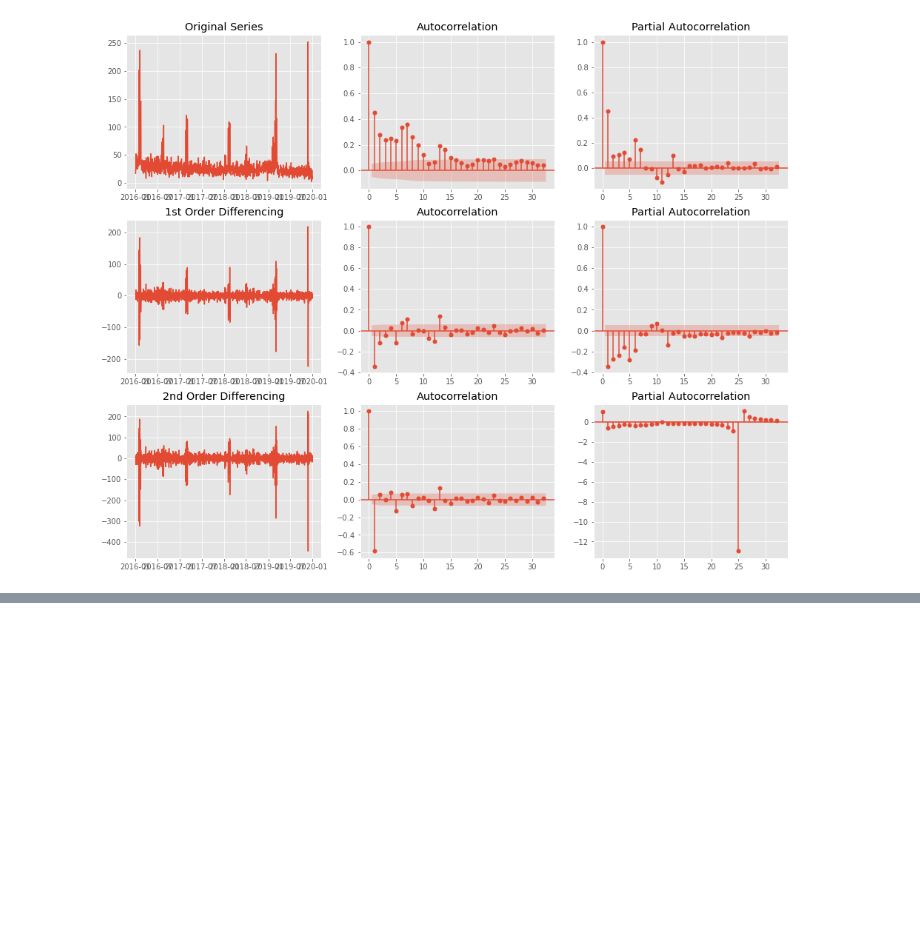
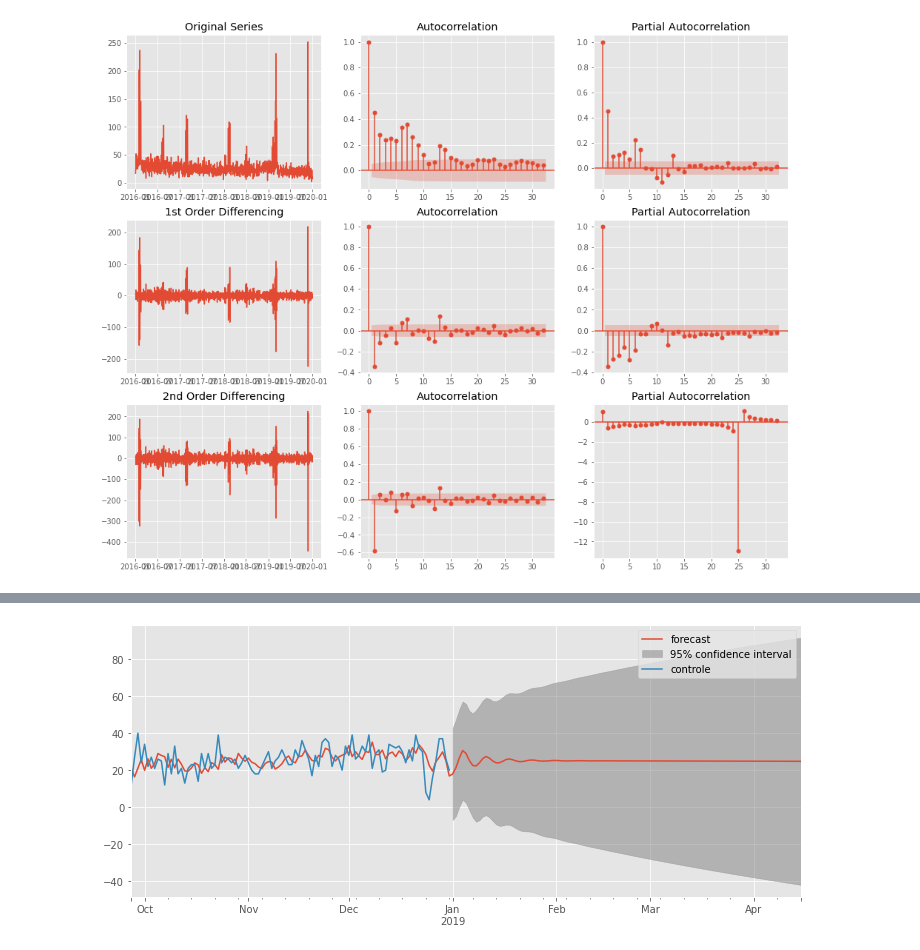
Before and after one commit to black-dalia/event-forecast-rio, a Jupyter notebook: KA notes.ipynb, the cells around one changed output, grey strips where cells are left out. Cells and saved outputs as stored; diff of their text form; code cells hidden in the pictures; blank space fills up the shorter version.

```diff
--- a/KA notes.ipynb
+++ b/KA notes.ipynb
@@ -332,8 +351,8 @@ plt.plot(simulated_data_1)
+# %%
+# Build Model
+#arima_d1 = ARIMA(train, order=(6, 1, 2))
+arima_d1 = ARIMA(train, order=(6, 1, 0),freq="D")
 # %%
-train = df['linearized'][0:150]
-test = df['linearized'][150:]
-
-# Build Model
-arima = ARIMA(train, order=(0, 1, 1))
-arima = arima.fit()
+arima_d1 = arima_d1.fit()
+arima_d1.summary()
 # %% [output]
@@ -340,0 +401,5 @@ KeyError: 'linearized'
+# %%
+arima_d1.plot_predict(start=1000, end=1200);
+fig = plt.gcf(); fig.set_size_inches(12, 5);
+# %% [output]
+[figure, added]
```
Also changed, not shown: parts of 9 cells of this notebook.
